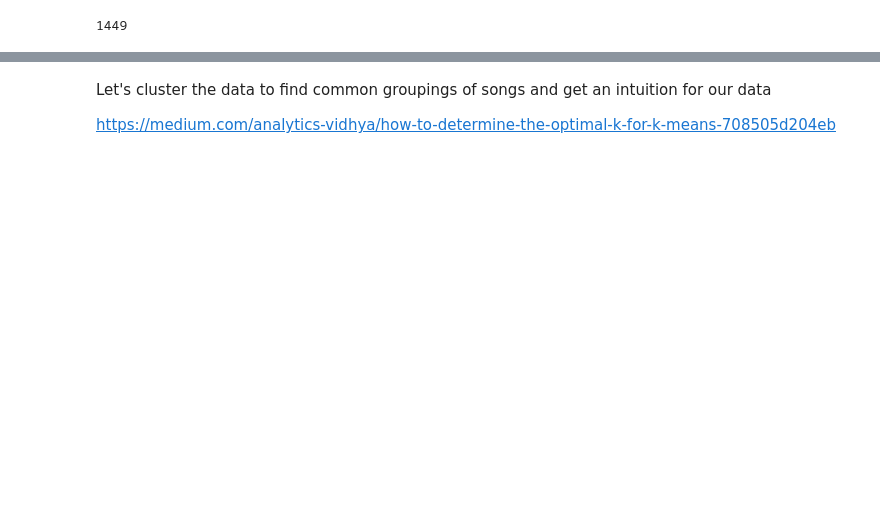
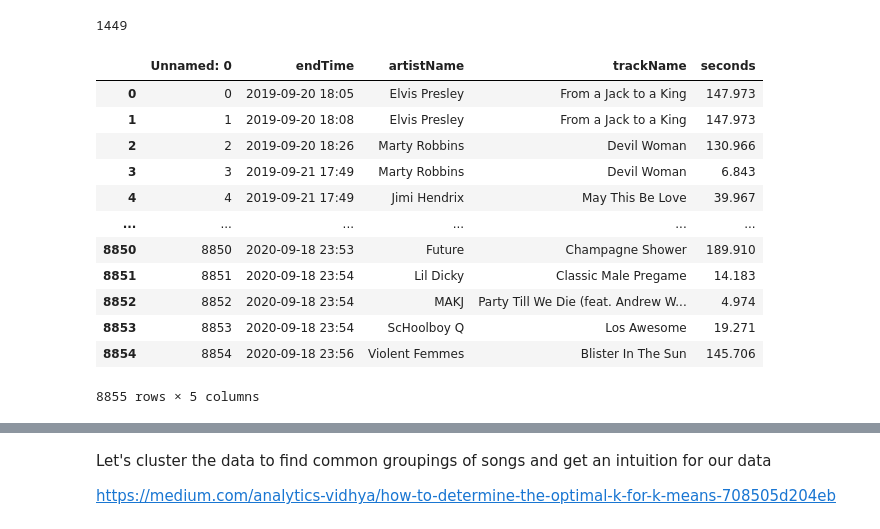
Before and after one commit to candrasc/Spotify_Artist_Recommender, a Jupyter notebook: Spotify Data Exploration.ipynb, the cells around one changed output, grey strips where cells are left out. Saved outputs shown, nothing was run; the diff lists cells and outputs as text; code cells hidden in the pictures; blank space fills up the shorter version.

```diff
--- a/Spotify Data Exploration.ipynb
+++ b/Spotify Data Exploration.ipynb
@@ -61,0 +71,16 @@ df.artist.nunique()
+# %%
+hist
+# %% [output]
+|  | Unnamed: 0 | endTime | artistName | trackName | seconds |
+| 0 | 0 | 2019-09-20 18:05 | Elvis Presley | From a Jack to a King | 147.973 |
+| 1 | 1 | 2019-09-20 18:08 | Elvis Presley | From a Jack to a King | 147.973 |
+| 2 | 2 | 2019-09-20 18:26 | Marty Robbins | Devil Woman | 130.966 |
+| 3 | 3 | 2019-09-21 17:49 | Marty Robbins | Devil Woman | 6.843 |
+| 4 | 4 | 2019-09-21 17:49 | Jimi Hendrix | May This Be Love | 39.967 |
+| ... | ... | ... | ... | ... | ... |
+| 8850 | 8850 | 2020-09-18 23:53 | Future | Champagne Shower | 189.910 |
+| 8851 | 8851 | 2020-09-18 23:54 | Lil Dicky | Classic Male Pregame | 14.183 |
+| 8852 | 8852 | 2020-09-18 23:54 | MAKJ | Party Till We Die (feat. Andrew W... | 4.974 |
+| 8853 | 8853 | 2020-09-18 23:54 | ScHoolboy Q | Los Awesome | 19.271 |
+| 8854 | 8854 | 2020-09-18 23:56 | Violent Femmes | Blister In The Sun | 145.706 |
+8855 rows × 5 columns
```
Also changed, not shown: parts of 22 cells of this notebook, 1 other file.
